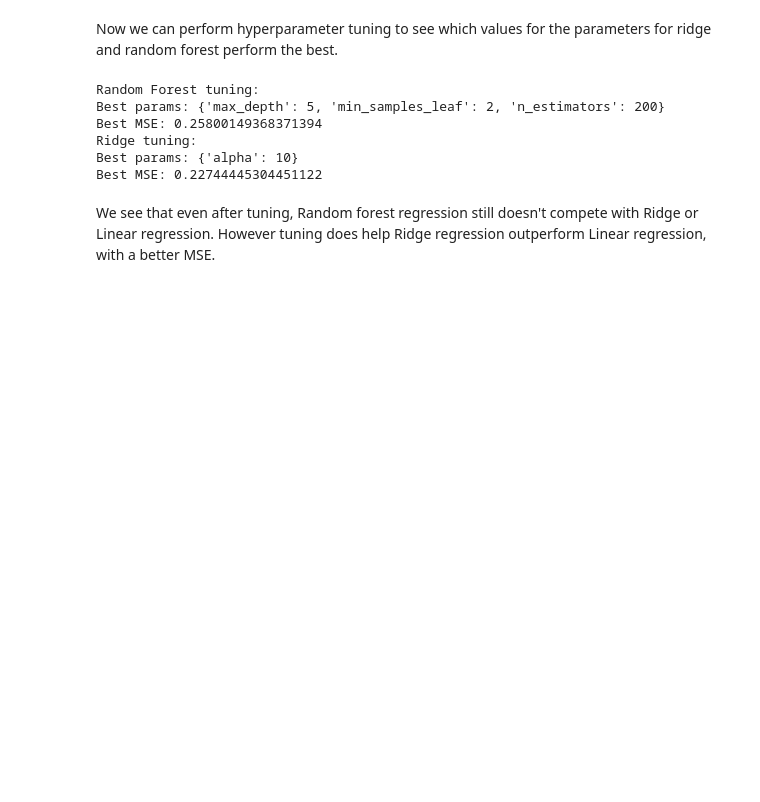
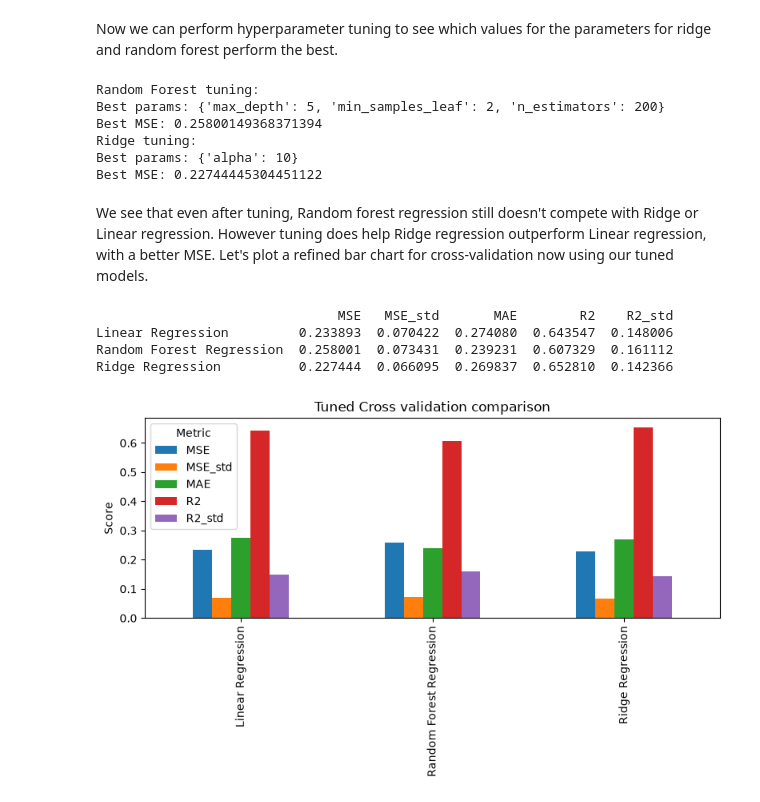
Before and after one commit to kacprinho/world-cup-EDA, a Jupyter notebook: notebooks/player-ML.ipynb, the cells around one changed output. Cells and saved outputs as stored; diff of their text form; code cells hidden in the pictures; blank space fills up the shorter version.

Commit message:
Re-doing cross validation for tuned models

```diff
--- a/notebooks/player-ML.ipynb
+++ b/notebooks/player-ML.ipynb
@@ -226,4 +226,30 @@ Ridge tuning:
 Best params: {'alpha': 10}
 Best MSE: 0.22744445304451122
 # %% [markdown]
-We see that even after tuning, Random forest regression still doesn't compete with Ridge or Linear regression. However tuning does help Ridge regression outperform Linear regression, with a better MSE.
+We see that even after tuning, Random forest regression still doesn't compete with Ridge or Linear regression. However tuning does help Ridge regression outperform Linear regression, with a better MSE. Let's plot a refined bar chart for cross-validation now using our tuned models.
+# %%
+tuned_models = {
+    "Linear Regression" : LinearRegression(),
+    "Random Forest Regression" : RandomForestRegressor(random_state=13, max_depth=5, min_samples_leaf=2, n_estimators=200),
+    "Ridge Regression" : Ridge(random_state=13, alpha=10)
+}
+
+tuned_cv_results = model_cv(tuned_models,
+                     X,
+                     y)
+
+tuned_cv_results_df = pd.DataFrame(tuned_cv_results).T
+print(tuned_cv_results_df)
+
+tuned_cv_results_df.plot(kind="bar", figsize=(8, 5))
+mpl.title("Tuned Cross validation comparison")
+mpl.ylabel("Score")
+mpl.legend(title="Metric")
+mpl.tight_layout()
+mpl.show()
+# %% [output]
+                               MSE   MSE_std       MAE        R2    R2_std
+Linear Regression         0.233893  0.070422  0.274080  0.643547  0.148006
+Random Forest Regression  0.258001  0.073431  0.239231  0.607329  0.161112
+Ridge Regression          0.227444  0.066095  0.269837  0.652810  0.142366
+[figure, added]
```
Also changed, not shown: parts of 1 cell of this notebook.
